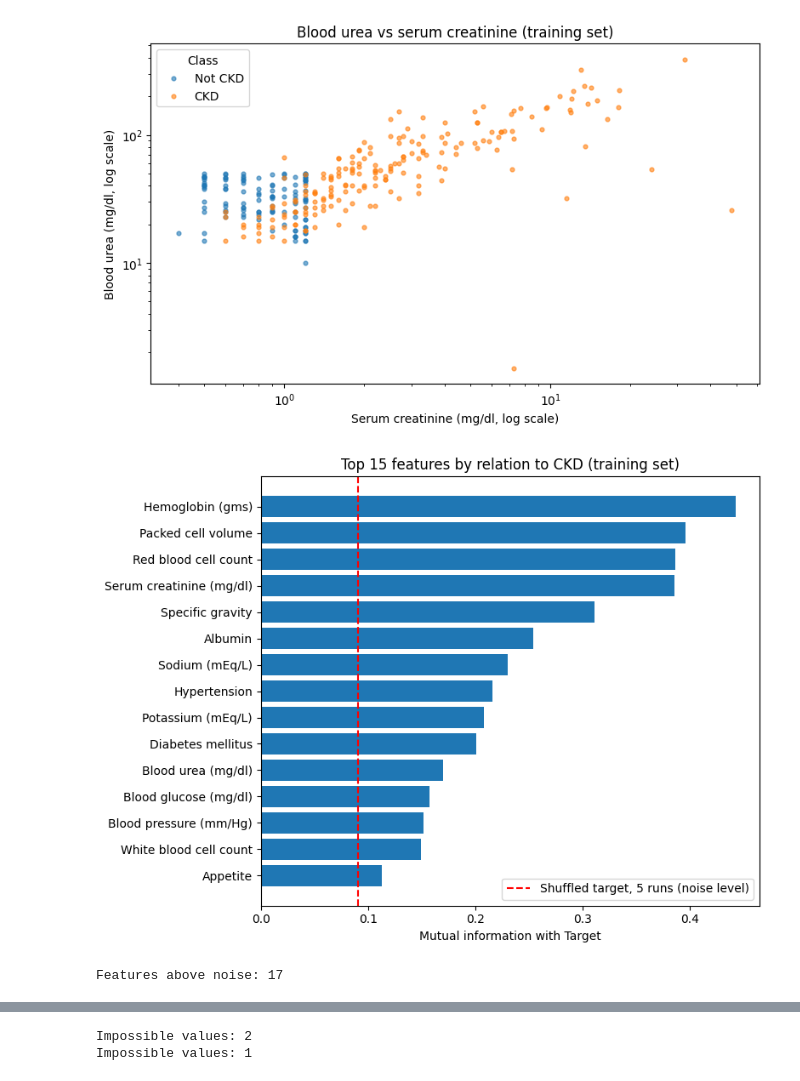
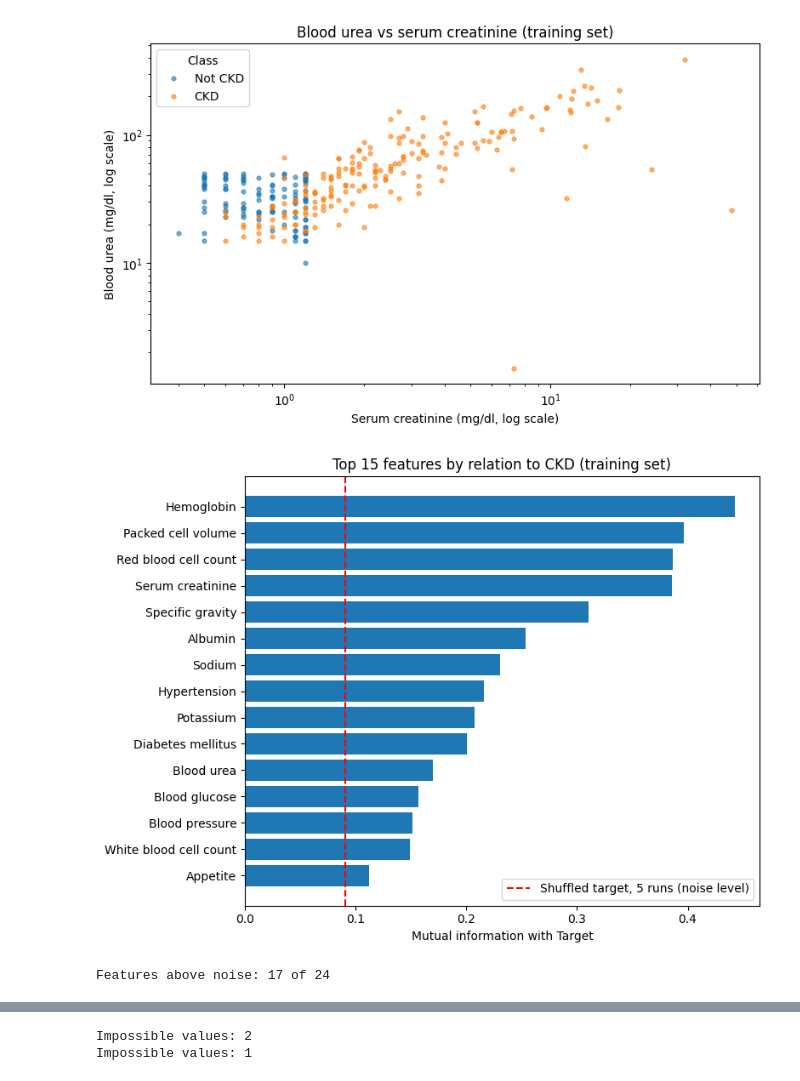
Before and after one commit to elgazar24/F21DL_Group_13, a Jupyter notebook: src/notebooks/Data_Analysis/Data_Preprocessing/DS1_Data_Preprocessing.ipynb, the cells around one changed output, grey strips where cells are left out. Cells and saved outputs as stored; diff of their text form; code cells hidden in the pictures.

```diff
--- a/src/notebooks/Data_Analysis/Data_Preprocessing/DS1_Data_Preprocessing.ipynb
+++ b/src/notebooks/Data_Analysis/Data_Preprocessing/DS1_Data_Preprocessing.ipynb
@@ -84,6 +82,7 @@ display(overview)
 | Duplicate rows | 0 |
 # %%
 columns = pd.DataFrame({
+    "Name": [names[c] for c in df.columns],
     "Type": df.dtypes.astype(str),
     "Missing": df.isnull().sum(),
     "Unique": df.nunique(),
@@ -139,8 +129,8 @@ display(df.head())
 # %% [markdown]
 ## 2. Stratified train/test split
 # %%
-X = df.drop(columns=["Target"])
-y = df["Target"]
+X = df.drop(columns=[target])
+y = df[target]
 
 X_train, X_test, y_train, y_test = train_test_split(
     X, y, test_size=0.2, stratify=y, random_state=RANDOM_STATE
@@ -148,7 +138,7 @@ X_train, X_test, y_train, y_test = train_test_split(
 
 split = pd.DataFrame({
     "Rows": [len(X_train), len(X_test)],
-    "Features": [X_train.shape[1], X_test.shape[1]],
-}, index=["Train", "Test"])
+    "CKD %": [y_train.eq("ckd").mean() * 100, y_test.eq("ckd").mean() * 100],
+}, index=["Train", "Test"]).round(1)
 display(split)
 # %% [output]
@@ -173,12 +152,11 @@ display(balance)
 # %% [markdown]
 ## 3. Explore the training set
 # %%
-train = X_train.copy()
-train["Target"] = y_train
+train = X_train.assign(**{target: y_train})
 order = ["notckd", "ckd"]
 short = ["Not CKD", "CKD"]
 
-counts = train["Target"].value_counts().reindex(order)
+counts = y_train.value_counts().reindex(order)
 counts.set_axis(short).plot(kind="bar", title="Target distribution (training set)")
 plt.xlabel("Class")
 plt.ylabel("Patients")
@@ -258,8 +239,8 @@ Largest correlation between two features: 0.857
 # %%
 fig, ax = plt.subplots(figsize=(8, 5))
 for c, s in zip(order, short):
-    d = train[train["Target"] == c]
-    ax.scatter(d["Serum creatinine (mg/dl)"], d["Blood urea (mg/dl)"], s=12, alpha=0.6, label=s)
+    d = train[train[target] == c]
+    ax.scatter(d["sc"], d["bu"], s=12, alpha=0.6, label=s)
 ax.set_xscale("log")
 ax.set_yscale("log")
 ax.set_xlabel("Serum creatinine (mg/dl, log scale)")
@@ -273,26 +254,26 @@ plt.show()
 # %%
 filled = X_train.fillna(X_train.median(numeric_only=True)).fillna(X_train.mode().iloc[0])
 codes = filled.apply(lambda c: c.astype("category").cat.codes if c.dtype == object else c)
-is_cat = (X_train.dtypes == object).values
+is_cat = X_train.columns.isin(text_cols)
 mi = pd.Series(mutual_info_classif(codes, y_train, discrete_features=is_cat, random_state=RANDOM_STATE), index=X_train.columns)
 noise = max(
     mutual_info_classif(codes, y_train.sample(frac=1, random_state=s).values, discrete_features=is_cat, random_state=RANDOM_STATE).max()
     for s in range(5)
 )
 
-top = mi.sort_values().tail(15)
+top = mi.sort_values().tail(15).rename(index=names)
 fig, ax = plt.subplots(figsize=(8, 6))
 ax.barh(top.index, top.values)
 ax.axvline(noise, color="red", linestyle="--", label="Shuffled target, 5 runs (noise level)")
 ax.set_xlabel("Mutual information with Target")
 ax.set_title("Top 15 features by relation to CKD (training set)")
 ax.legend()
 fig.tight_layout()
 plt.show()
-print("Features above noise:", (mi > noise).sum())
+print("Features above noise:", (mi > noise).sum(), "of", len(mi))
 # %% [output]
-[figure, old version]
+[figure, new version]
-Features above noise: 17
+Features above noise: 17 of 24
 # %% [markdown]
 **Observation:**
 - Mild imbalance (62.5% CKD, 37.5% not CKD)
```
Also changed, not shown: parts of 27 cells of this notebook, 10 other files.
